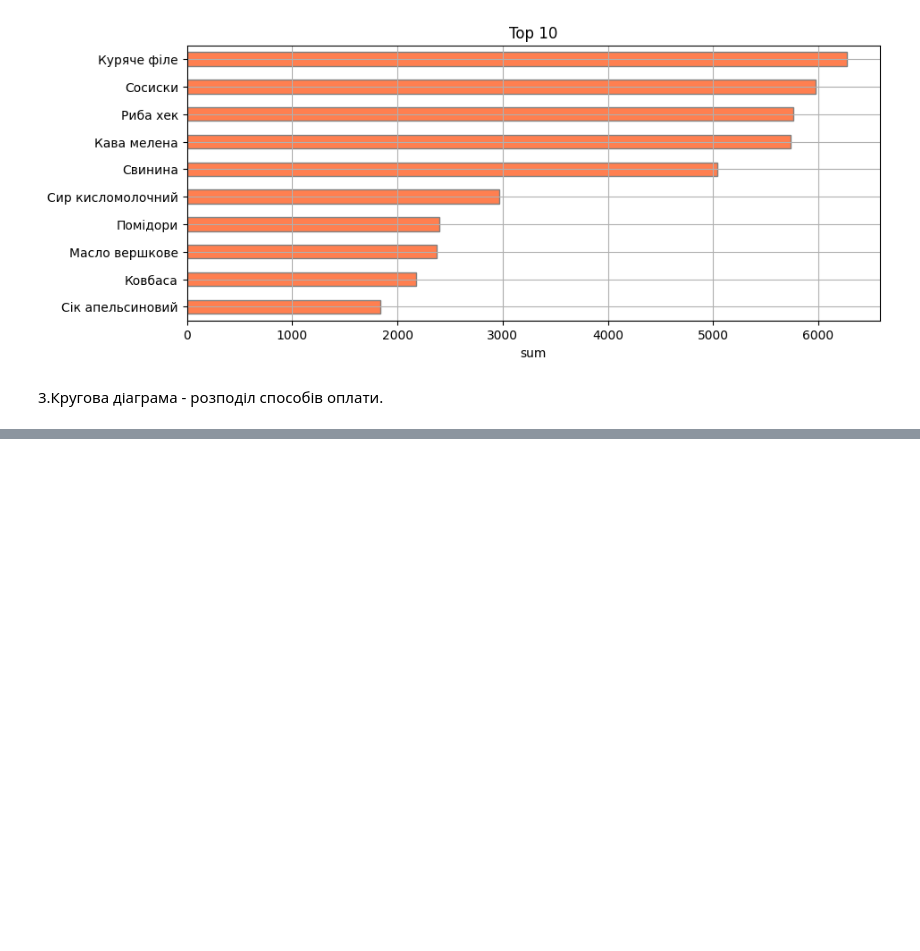
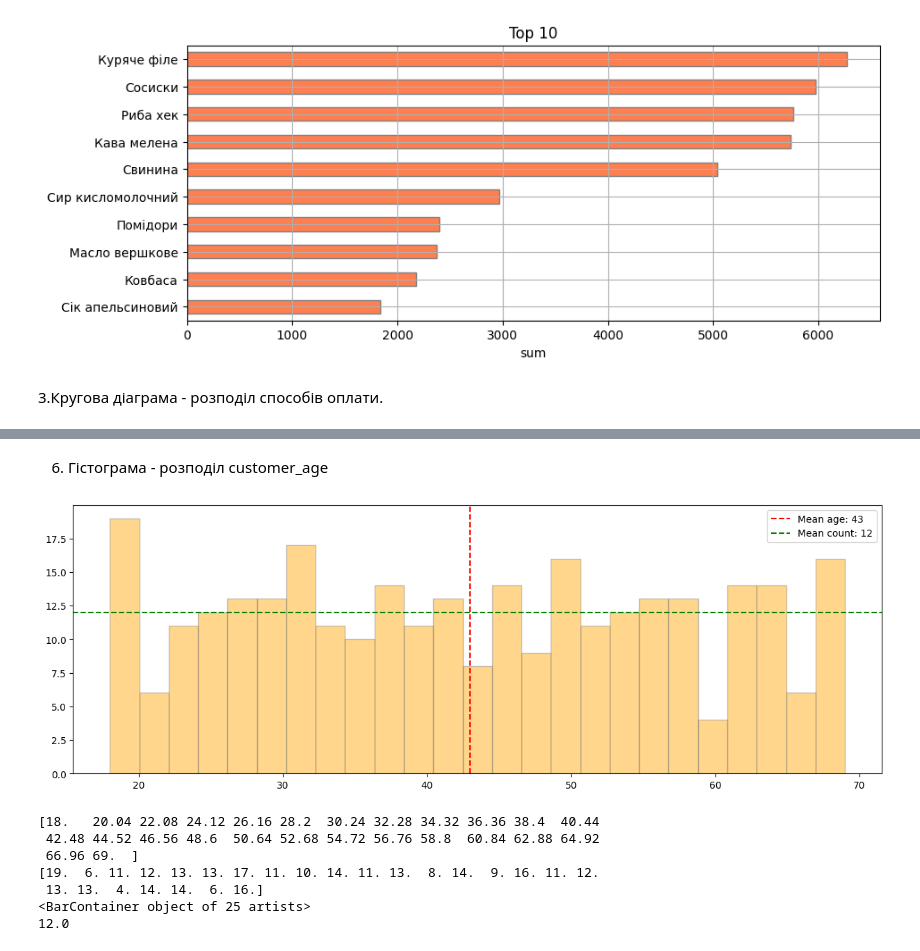
Before and after one commit to T-Svitlichna/DTA_Python, a Jupyter notebook: Lekcia/OksanaLekcia_store_sales_analysis.ipynb, the cells around one changed output, grey strips where cells are left out. Saved outputs shown, nothing was run; the diff lists cells and outputs as text; code cells hidden in the pictures; blank space fills up the shorter version.

```diff
--- a/Lekcia/OksanaLekcia_store_sales_analysis.ipynb
+++ b/Lekcia/OksanaLekcia_store_sales_analysis.ipynb
@@ -701,0 +751,42 @@ TypeError: 'str' object is not callable
+# %% [markdown]
+6. Гістограма - розподіл customer_age
+# %%
+from matplotlib.lines import lineStyles
+from matplotlib import figure
+plt.figure(figsize=(15,5))
+mean_con = counts.mean()
+counts, bins, patches = plt.hist(
+    df["customer_age"],
+    bins=25,
+    color= "orange",
+    edgecolor = "grey",
+    alpha = 0.45,
+
+
+)
+plt.axvline(df["customer_age"].mean(),
+            color = "red",
+            linestyle="--" ,
+
+            label=f"Mean age: {df["customer_age"].mean():.0f}")
+plt.axhline(mean_con,
+            color = "green",
+            linestyle="--" ,
+
+            label=f"Mean count: {mean_con:.0f}")
+plt.legend()
+plt.show()
+print(bins)
+print(counts)
+print(patches)
+
+print(mean_con)
+# %% [output]
+[figure, added]
+[18.   20.04 22.08 24.12 26.16 28.2  30.24 32.28 34.32 36.36 38.4  40.44
+ 42.48 44.52 46.56 48.6  50.64 52.68 54.72 56.76 58.8  60.84 62.88 64.92
+ 66.96 69.  ]
+[19.  6. 11. 12. 13. 13. 17. 11. 10. 14. 11. 13.  8. 14.  9. 16. 11. 12.
+ 13. 13.  4. 14. 14.  6. 16.]
+<BarContainer object of 25 artists>
+12.0
```
Also changed, not shown: parts of 7 cells of this notebook.
